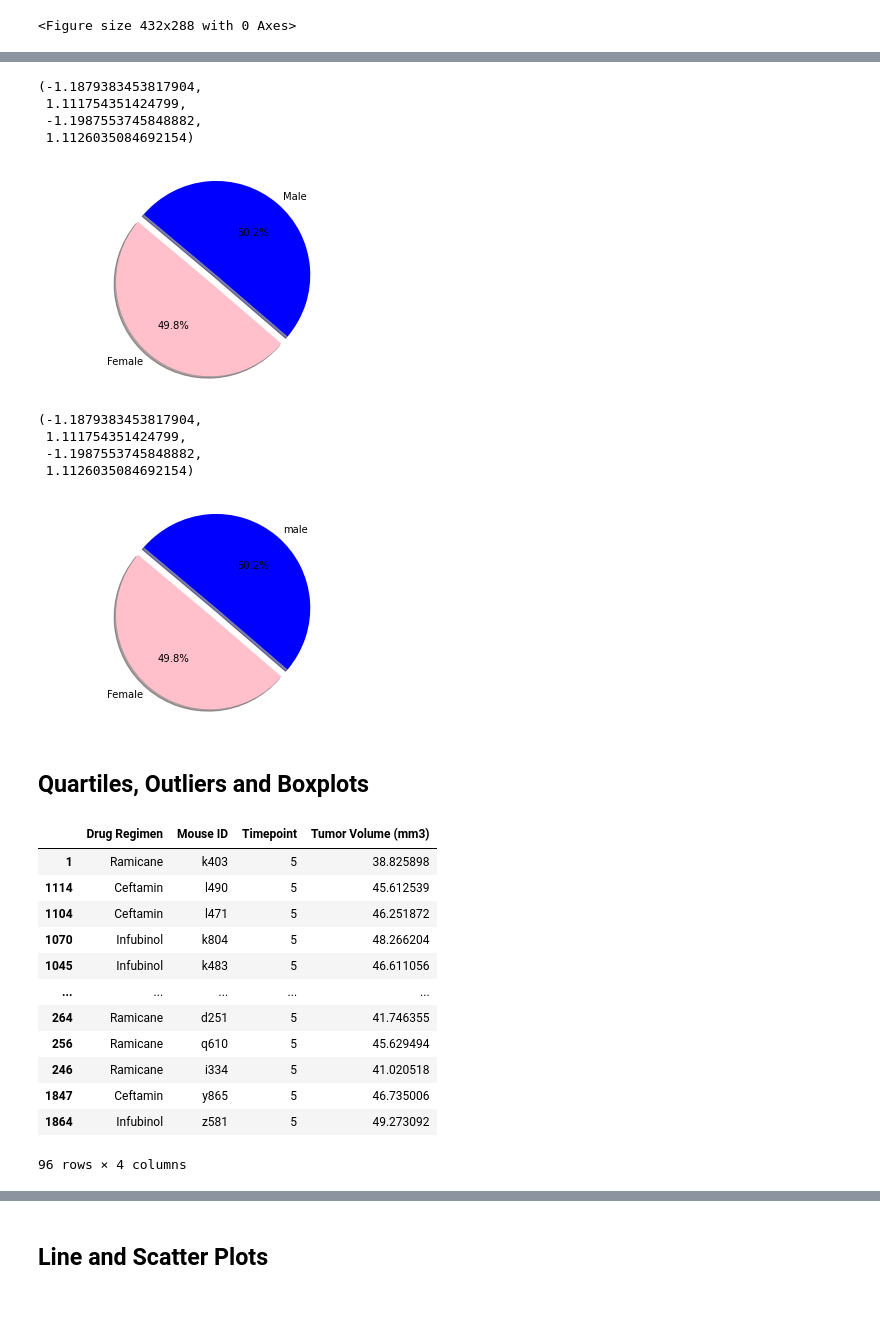
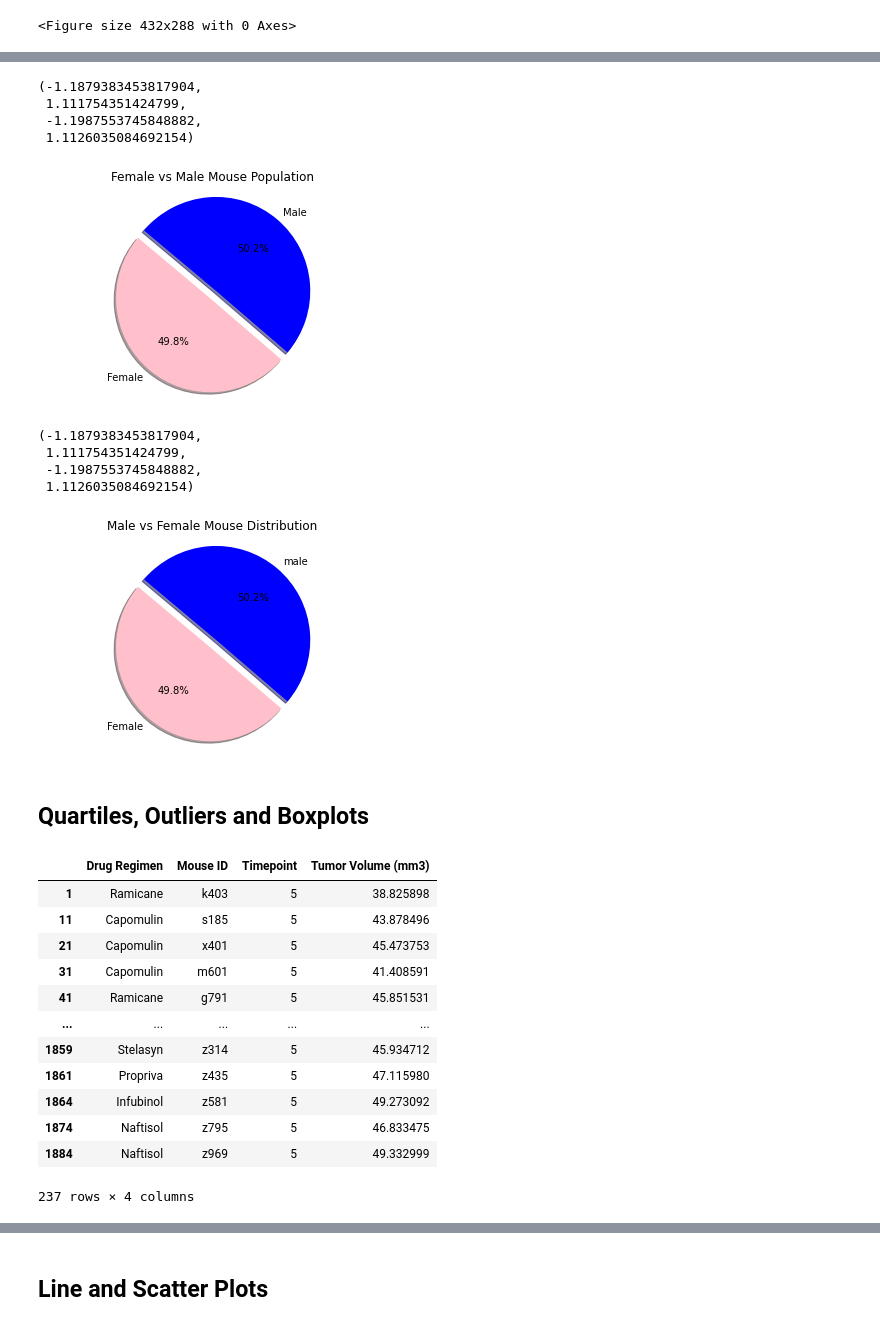
Before and after one commit to RRbenitez77/MatplotJupyter, a Jupyter notebook: Ricardo'spymaceuticals_starter-Copy1.ipynb, the cells around one changed output, grey strips where cells are left out. Saved outputs shown, nothing was run; the diff lists cells and outputs as text; code cells hidden in the pictures.

```diff
--- a/Ricardo'spymaceuticals_starter-Copy1.ipynb
+++ b/Ricardo'spymaceuticals_starter-Copy1.ipynb
@@ -245,32 +236,32 @@ Medication_list
 # %%
 # Generate a pie plot showing the distribution of female versus male mice using pandas
 
 labels = ["Female","Male"]
-
+plt.title('Female vs Male Mouse Population')
 #List the values of each section of the pie chart
 sizes = [49.799197,50.200803]
 
 #Set colors for each section of the pie
 colors = ['pink', 'blue']
 
 #Determoine which section of the circle to detach
 explode = (0.1, 0)
 
 #Create the pie chart based upon the values
 plt.pie(sizes, explode=explode, labels=labels, colors=colors, autopct="%1.1f%%", shadow=True, startangle=140)
 
 #Set equal axis
 plt.axis("equal")
 # %% [output]
 (-1.1879383453817904,
  1.111754351424799,
  -1.1987553745848882,
  1.1126035084692154)
-[figure, old version]
+[figure, new version]
 # %%
 # Generate a pie plot showing the distribution of female versus male mice using pyplot
 labels = ["Female","male"]
-
+plt.title('Male vs Female Mouse Distribution')
 #List the values of each section of the pie chart
 sizes = [49.799197,50.200803]
 
@@ -290,38 +281,39 @@ plt.axis("equal")
  1.111754351424799,
  -1.1987553745848882,
  1.1126035084692154)
-[figure, old version]
+[figure, new version]
 # %% [markdown]
 ## Quartiles, Outliers and Boxplots
 # %%
 # Calculate the final tumor volume of each mouse across four of the treatment regimens:
-# Capomulin, Ramicane, Infubinol, and Ceftamin
+
 
 # Start by getting the last (greatest) timepoint for each mouse
 
 
 # Merge this group df with the original dataframe to get the tumor volume at the last timepoint
+# Capomulin, Ramicane, Infubinol, and Ceftamin
 treatment_regimes = klean_df[klean_df["Drug Regimen"].isin(["Capomulin", "Ramicane", "Infubinol", "Ceftamin"])]
-treatment_regimes = best_regimes.sort_values(["Timepoint"], ascending=True)
+treatment_regimes =klean_df.sort_values(["Timepoint"], ascending=True)
 treatment_regimes
 
-treatment_regimes_data = best_regimes[["Drug Regimen", "Mouse ID", "Timepoint", "Tumor Volume (mm3)"]]
+treatment_regimes_data = klean_df[["Drug Regimen", "Mouse ID", "Timepoint", "Tumor Volume (mm3)"]]
 
 treatment_regimes_data
 # %% [output]
 |  | Drug Regimen | Mouse ID | Timepoint | Tumor Volume (mm3) |
 | 1 | Ramicane | k403 | 5 | 38.825898 |
-| 1114 | Ceftamin | l490 | 5 | 45.612539 |
-| 1104 | Ceftamin | l471 | 5 | 46.251872 |
-| 1070 | Infubinol | k804 | 5 | 48.266204 |
-| 1045 | Infubinol | k483 | 5 | 46.611056 |
+| 11 | Capomulin | s185 | 5 | 43.878496 |
+| 21 | Capomulin | x401 | 5 | 45.473753 |
+| 31 | Capomulin | m601 | 5 | 41.408591 |
+| 41 | Ramicane | g791 | 5 | 45.851531 |
 | ... | ... | ... | ... | ... |
-| 264 | Ramicane | d251 | 5 | 41.746355 |
-| 256 | Ramicane | q610 | 5 | 45.629494 |
-| 246 | Ramicane | i334 | 5 | 41.020518 |
-| 1847 | Ceftamin | y865 | 5 | 46.735006 |
+| 1859 | Stelasyn | z314 | 5 | 45.934712 |
+| 1861 | Propriva | z435 | 5 | 47.115980 |
 | 1864 | Infubinol | z581 | 5 | 49.273092 |
+| 1874 | Naftisol | z795 | 5 | 46.833475 |
+| 1884 | Naftisol | z969 | 5 | 49.332999 |
-96 rows × 4 columns
+237 rows × 4 columns
 # %%
 # Put treatments into a list for for loop (and later for plot labels)
 
```
Also changed, not shown: parts of 11 cells of this notebook.
